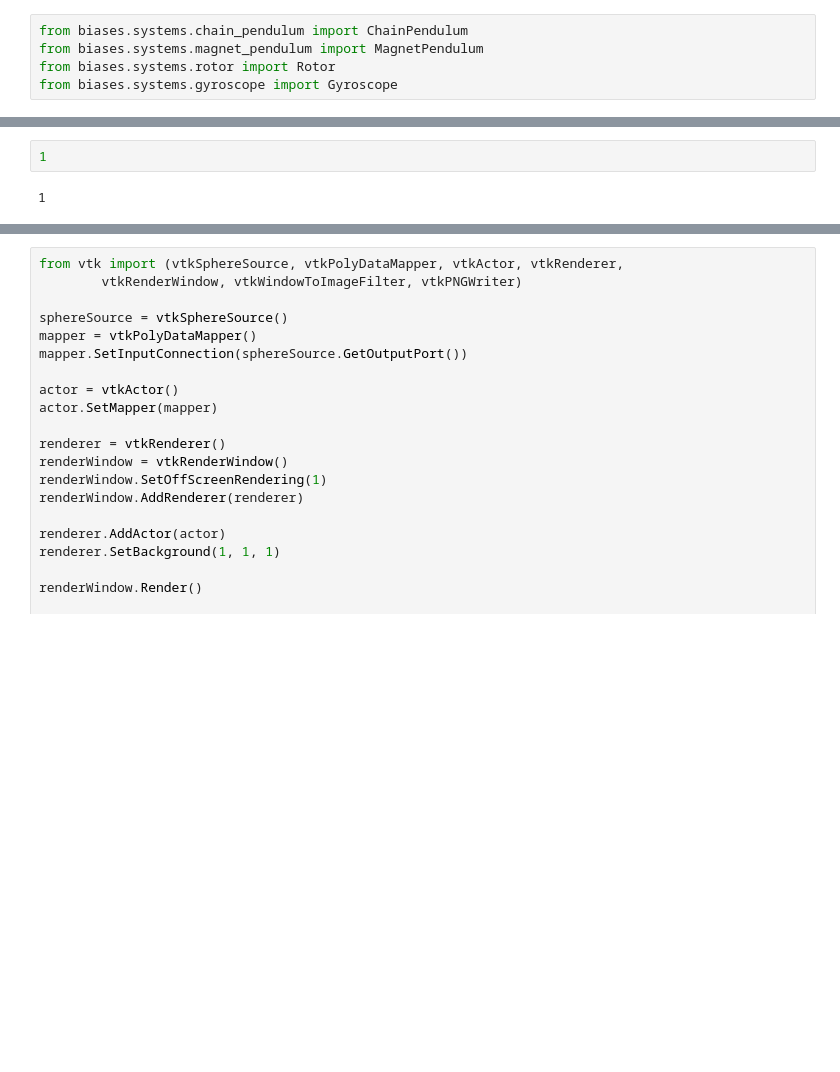
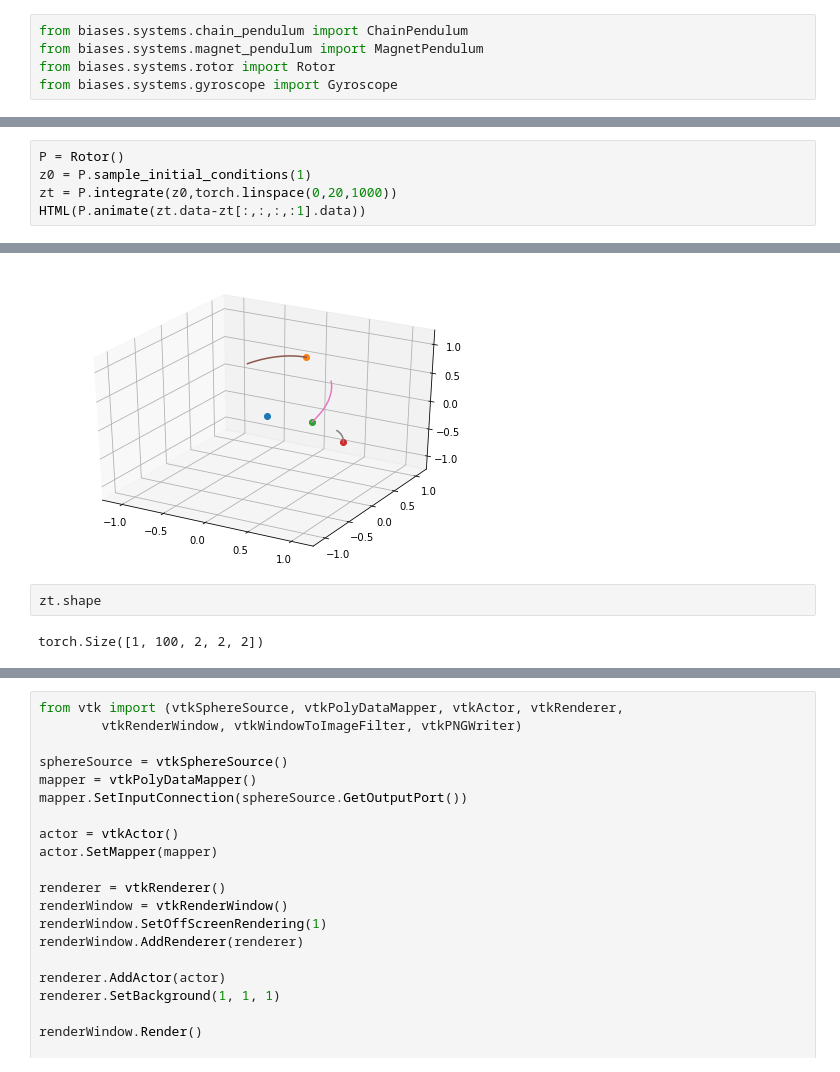
Before and after one commit to mfinzi/constrained-hamiltonian-neural-networks, a Jupyter notebook: pendulum.ipynb, the cells around one changed output, grey strips where cells are left out. Drawn from its saved outputs; the diff is of its cells as text; blank space fills up the shorter version.

```diff
--- a/pendulum.ipynb
+++ b/pendulum.ipynb
@@ -46,4 +32,6 @@ ipdb> q
-# %%
-1
-# %% [output]
-1
+# %%
+P = Rotor()
+z0 = P.sample_initial_conditions(1)
+zt = P.integrate(z0,torch.linspace(0,20,1000))
+HTML(P.animate(zt.data-zt[:,:,:,:1].data))
+# %% [output]
@@ -49,0 +39,5 @@ ipdb> q
+[figure, added]
+# %%
+zt.shape
+# %% [output]
+torch.Size([1, 100, 2, 2, 2])
```
Also changed, not shown: parts of 12 cells of this notebook, 9 other files.
